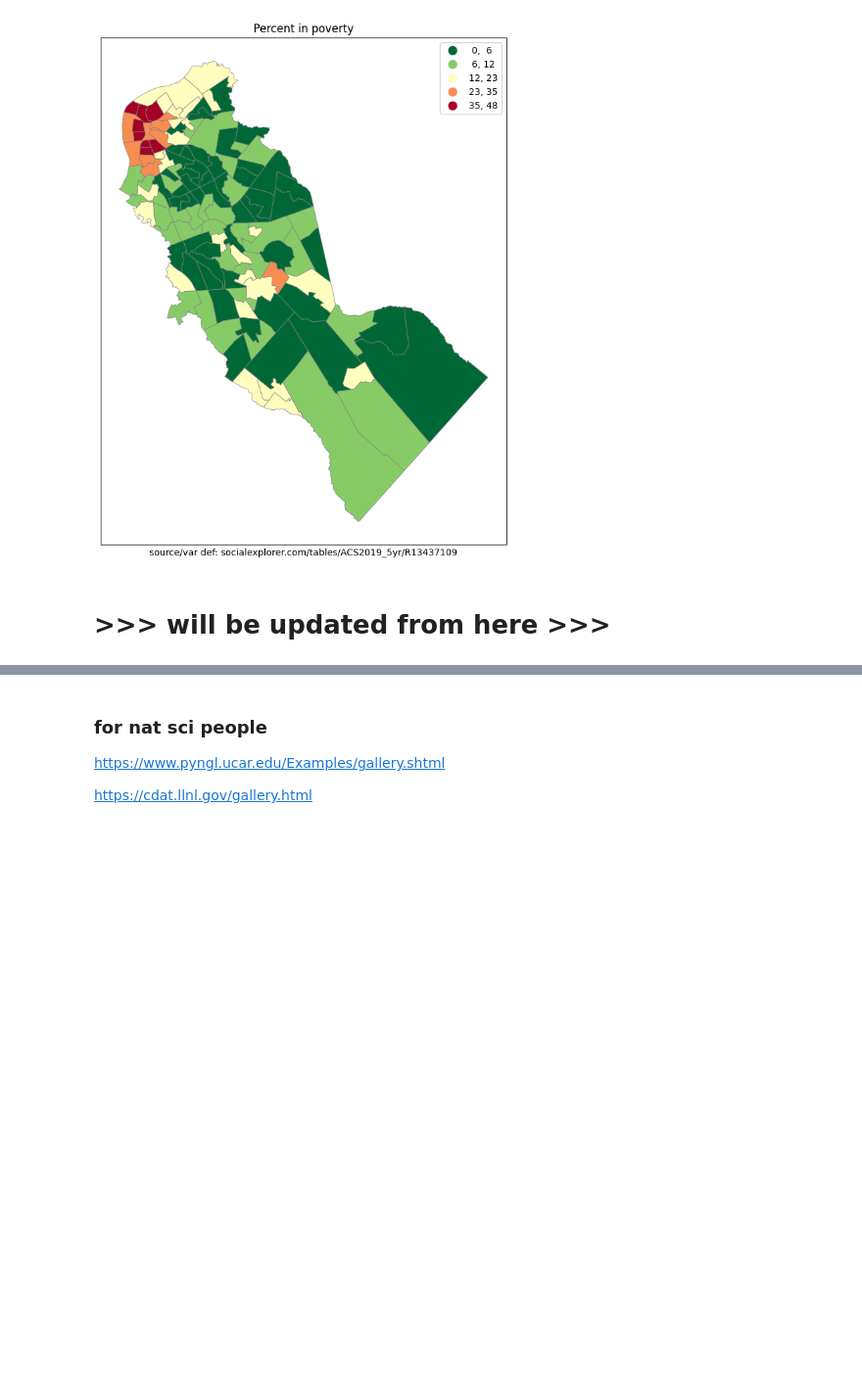
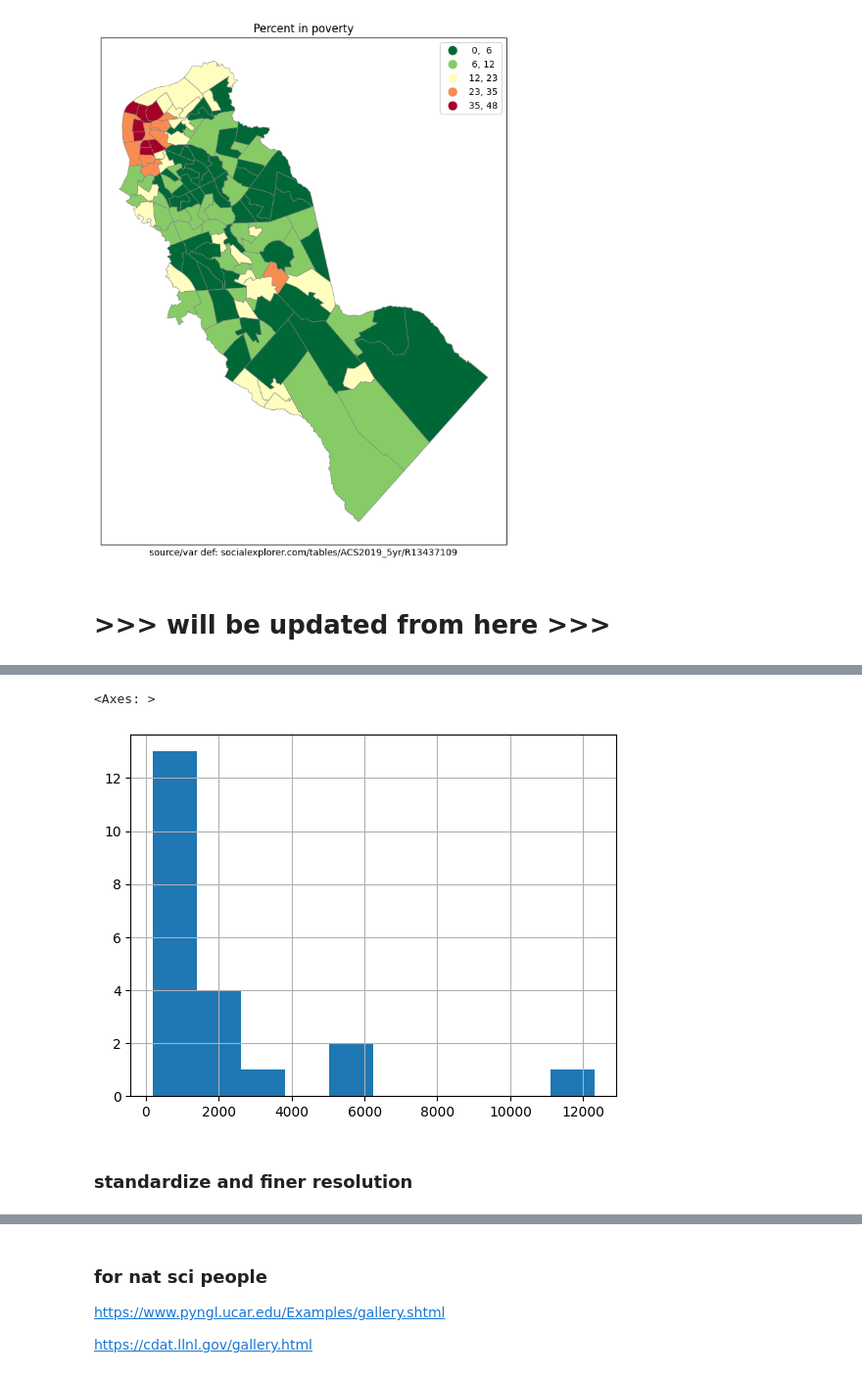
Before and after one commit to theaok/gisPy, a Jupyter notebook: map.ipynb, the cells around one changed output, grey strips where cells are left out. Shown at 98% size. Cells and saved outputs as stored; diff of their text form; code cells hidden in the pictures; blank space fills up the shorter version.

```diff
--- a/map.ipynb
+++ b/map.ipynb
@@ -756,0 +758,8 @@ and other advanced stuff from my vis class as per matplotlib
+# %%
+#do think how distribution translate into colors!!
+njC.POPDEN2010.hist() #super skewed!
+# %% [output]
+<Axes: >
+[figure, added]
+# %% [markdown]
+### standardize and finer resolution
```
Also changed, not shown: parts of 31 cells of this notebook.
